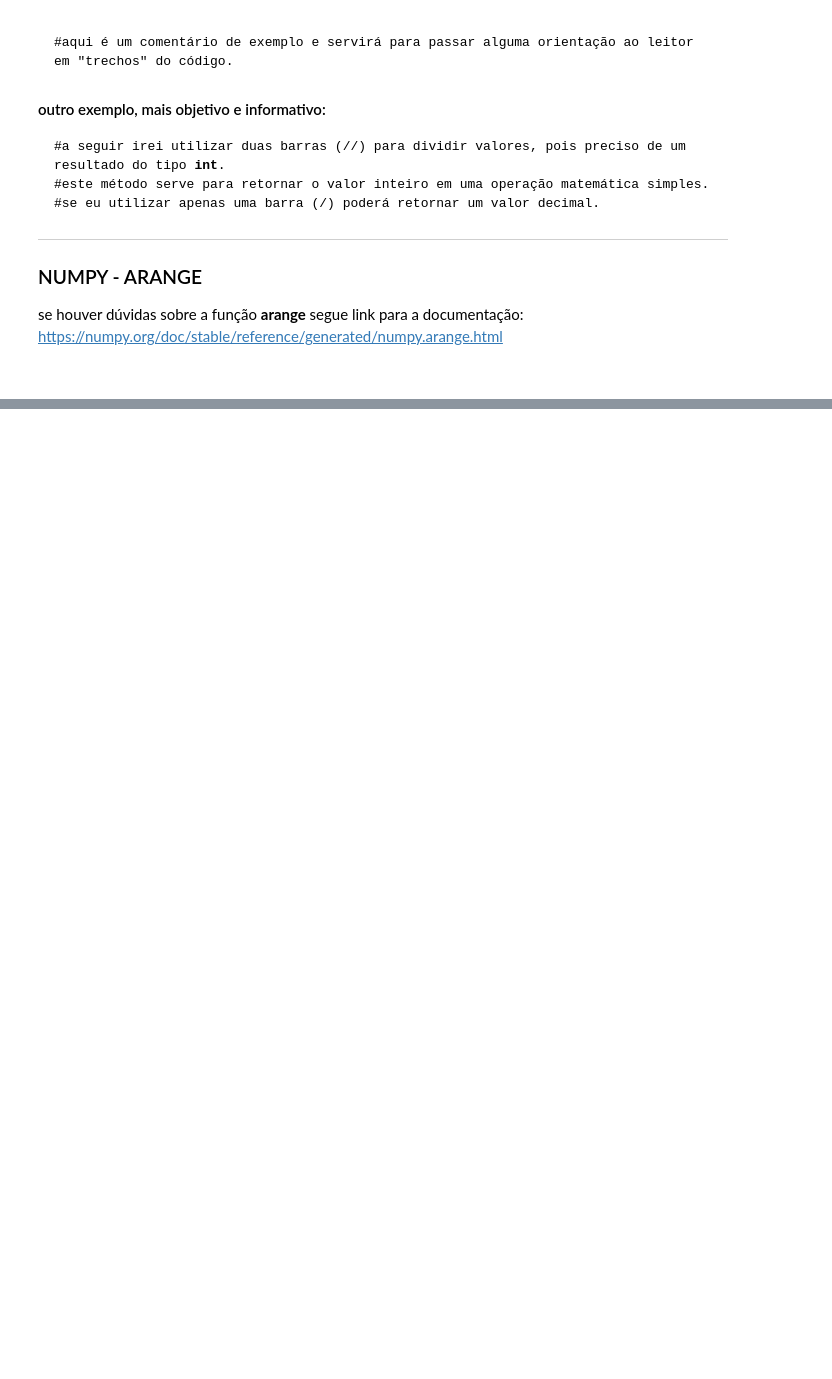
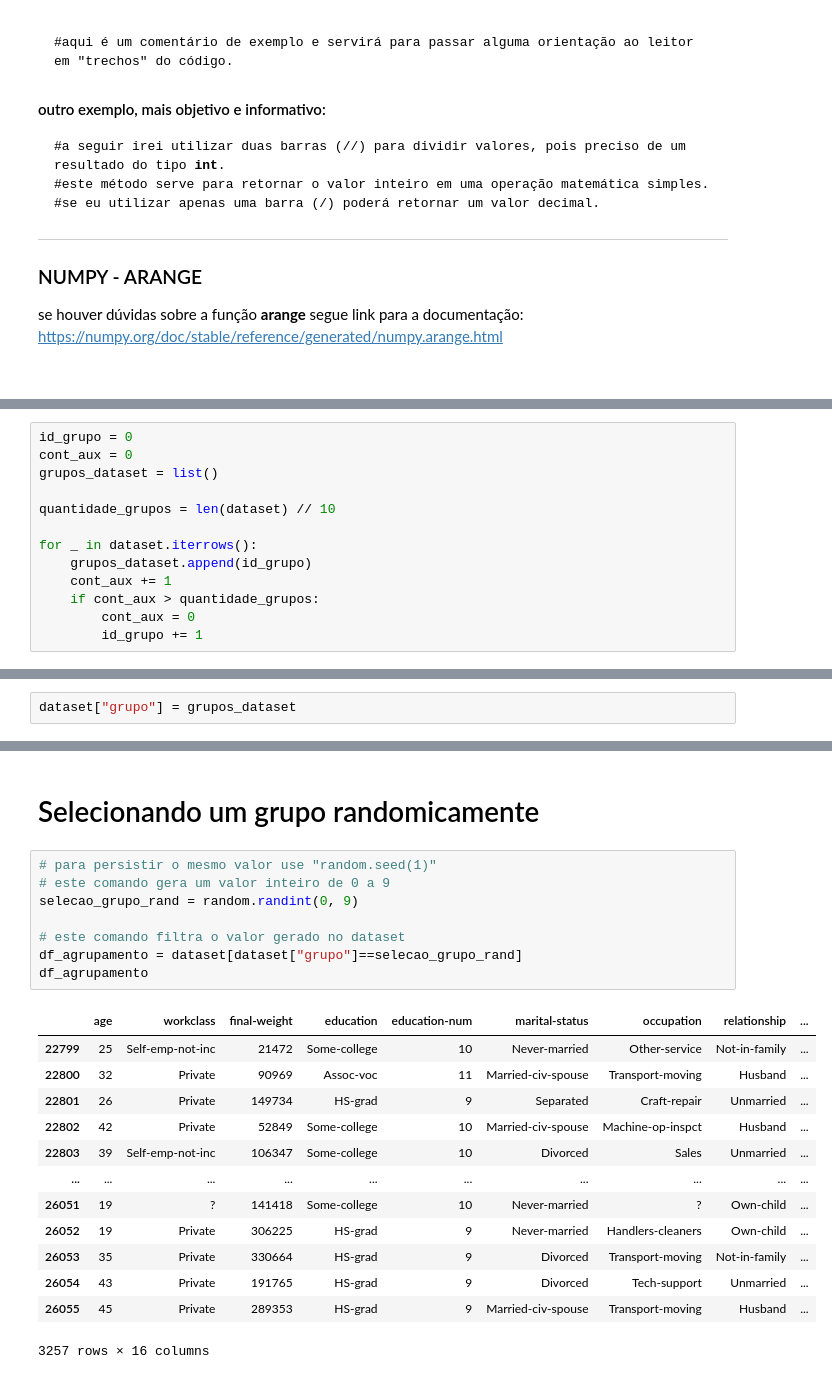
Before and after one commit to LeonardoHSantos/analise-dados-e-machine-learning-censo-EUA, a Jupyter notebook: analise_censu_EUA.ipynb, the cells around one changed output, grey strips where cells are left out. Saved outputs shown, nothing was run; the diff lists cells and outputs as text; blank space fills up the shorter version.

Commit message:
criação da função amostragem_por_grupos responsável por gerar grupos aos elementos do dataset e selecionar grupos randomicamente.

```diff
--- a/analise_censu_EUA.ipynb
+++ b/analise_censu_EUA.ipynb
@@ -225,0 +243,13 @@ O objetivo desse tipo de amostragem é adicionar caracteristicas para cada eleme
+# %%
+id_grupo = 0
+cont_aux = 0
+grupos_dataset = list()
+
+quantidade_grupos = len(dataset) // 10
+
+for _ in dataset.iterrows():
+    grupos_dataset.append(id_grupo)
+    cont_aux += 1
+    if cont_aux > quantidade_grupos:
+        cont_aux = 0
+        id_grupo += 1
@@ -225,0 +312,2 @@ O objetivo desse tipo de amostragem é adicionar caracteristicas para cada eleme
+# %%
+dataset["grupo"] = grupos_dataset
@@ -225,0 +330,24 @@ O objetivo desse tipo de amostragem é adicionar caracteristicas para cada eleme
+# %% [markdown]
+# Selecionando um grupo randomicamente
+# %%
+# para persistir o mesmo valor use "random.seed(1)"
+# este comando gera um valor inteiro de 0 a 9
+selecao_grupo_rand = random.randint(0, 9)
+
+# este comando filtra o valor gerado no dataset
+df_agrupamento = dataset[dataset["grupo"]==selecao_grupo_rand]
+df_agrupamento
+# %% [output]
+|  | age | workclass | final-weight | education | education-num | marital-status | occupation | relationship | ... |
+| 22799 | 25 | Self-emp-not-inc | 21472 | Some-college | 10 | Never-married | Other-service | Not-in-family | ... |
+| 22800 | 32 | Private | 90969 | Assoc-voc | 11 | Married-civ-spouse | Transport-moving | Husband | ... |
+| 22801 | 26 | Private | 149734 | HS-grad | 9 | Separated | Craft-repair | Unmarried | ... |
+| 22802 | 42 | Private | 52849 | Some-college | 10 | Married-civ-spouse | Machine-op-inspct | Husband | ... |
+| 22803 | 39 | Self-emp-not-inc | 106347 | Some-college | 10 | Divorced | Sales | Unmarried | ... |
+| ... | ... | ... | ... | ... | ... | ... | ... | ... | ... |
+| 26051 | 19 | ? | 141418 | Some-college | 10 | Never-married | ? | Own-child | ... |
+| 26052 | 19 | Private | 306225 | HS-grad | 9 | Never-married | Handlers-cleaners | Own-child | ... |
+| 26053 | 35 | Private | 330664 | HS-grad | 9 | Divorced | Transport-moving | Not-in-family | ... |
+| 26054 | 43 | Private | 191765 | HS-grad | 9 | Divorced | Tech-support | Unmarried | ... |
+| 26055 | 45 | Private | 289353 | HS-grad | 9 | Married-civ-spouse | Transport-moving | Husband | ... |
+3257 rows × 16 columns
```
Also changed, not shown: parts of 12 cells of this notebook.
